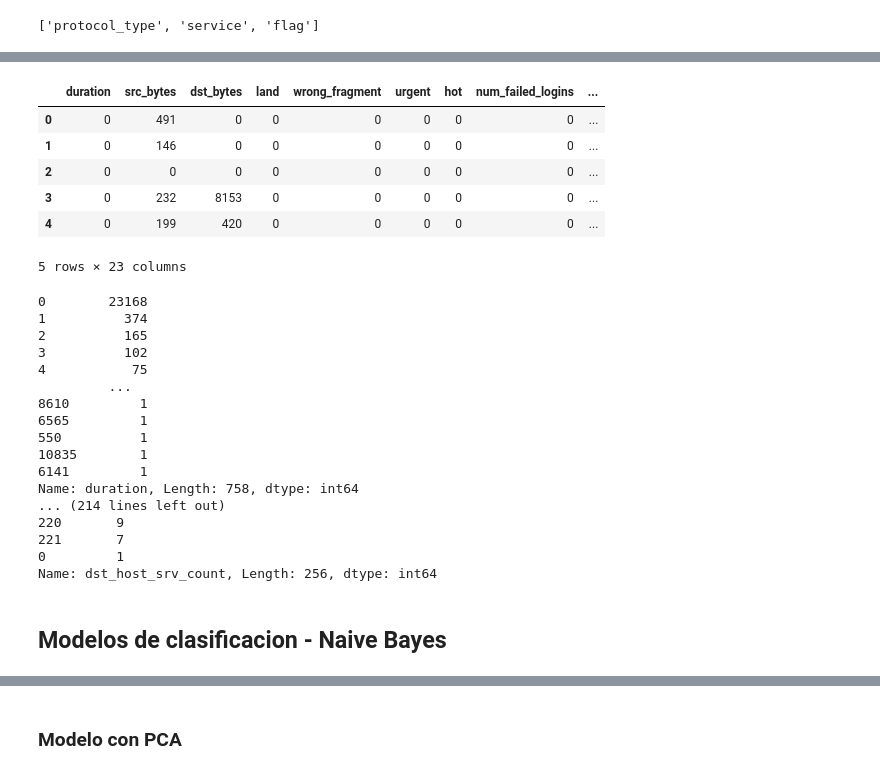
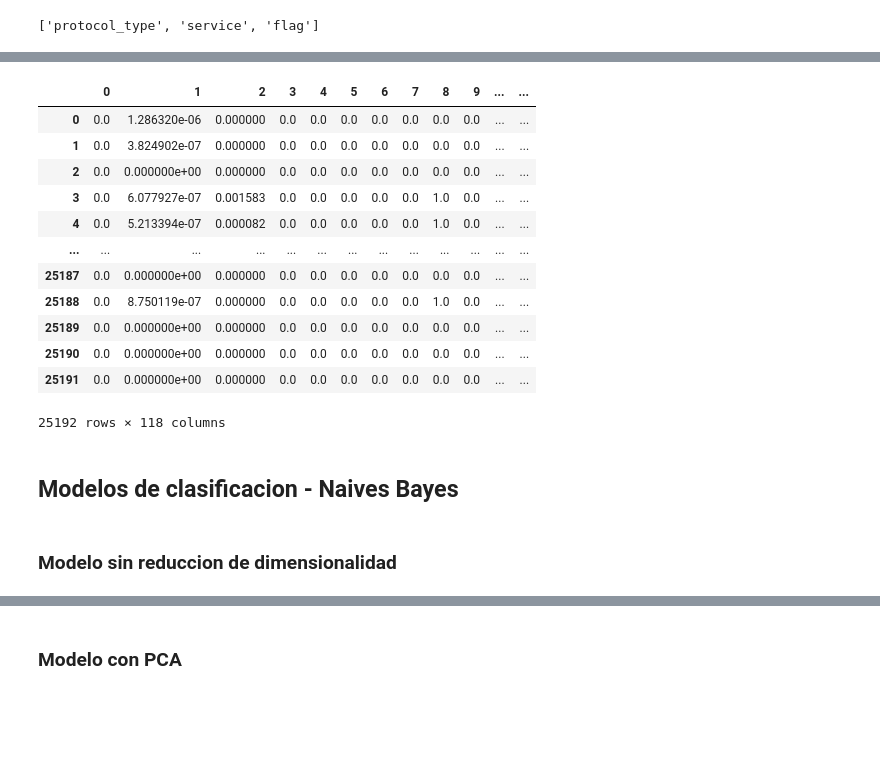
Before and after one commit to michelebenvenuto/SDS-LAB05, a Jupyter notebook: Laboratorio 5 - Parte 2.ipynb, the cells around one changed output, grey strips where cells are left out. Saved outputs shown, nothing was run; the diff lists cells and outputs as text; code cells hidden in the pictures; blank space fills up the shorter version.

Commit message:
Almost done, checking why Model PCA is failing

```diff
--- a/Laboratorio 5 - Parte 2.ipynb
+++ b/Laboratorio 5 - Parte 2.ipynb
@@ -141,5 +152,6 @@ Name: flag, dtype: int64
 # %%
 print(list(categoricalColumns.columns))
+trainDf = trainDf.drop(columns=categoricalColumns.columns)
 #categoricalColumns = categoricalColumns.drop(columns=['class'])
 #print(list(categoricalColumns.columns))
 # %% [output]
@@ -215,40 +205,27 @@ Name: 79, dtype: int64
-# %%
-df_int = trainDf.select_dtypes(include=[np.int64])
-df_int.head()
-# %% [output]
-|  | duration | src_bytes | dst_bytes | land | wrong_fragment | urgent | hot | num_failed_logins | ... |
-| 0 | 0 | 491 | 0 | 0 | 0 | 0 | 0 | 0 | ... |
-| 1 | 0 | 146 | 0 | 0 | 0 | 0 | 0 | 0 | ... |
-| 2 | 0 | 0 | 0 | 0 | 0 | 0 | 0 | 0 | ... |
-| 3 | 0 | 232 | 8153 | 0 | 0 | 0 | 0 | 0 | ... |
-| 4 | 0 | 199 | 420 | 0 | 0 | 0 | 0 | 0 | ... |
-5 rows × 23 columns
-# %%
-#Que harias aqui? estaba pensando usar un minMax scaler pero queria tu opinion
-#from sklearn.preprocessing import MinMaxScaler
-#scal = MinMaxScaler()
-for col in df_int:
-    print(df_int[col].value_counts())
-# %% [output]
-0        23168
-1          374
-2          165
-3          102
-4           75
-         ...
-8610         1
-6565         1
-550          1
-10835        1
-6141         1
-Name: duration, Length: 758, dtype: int64
-... (214 lines left out)
-220       9
-221       7
-0         1
-Name: dst_host_srv_count, Length: 256, dtype: int64
+# %%
+trainDf = trainDf.join(categorical_df)
+# %%
+from sklearn.preprocessing import MinMaxScaler
+scaler = MinMaxScaler()
+scaler.fit(trainDf)
+trainDf = pd.DataFrame(scaler.transform(trainDf))
+trainDf
+# %% [output]
+|  | 0 | 1 | 2 | 3 | 4 | 5 | 6 | 7 | 8 | 9 | ... | ... |
+| 0 | 0.0 | 1.286320e-06 | 0.000000 | 0.0 | 0.0 | 0.0 | 0.0 | 0.0 | 0.0 | 0.0 | ... | ... |
+| 1 | 0.0 | 3.824902e-07 | 0.000000 | 0.0 | 0.0 | 0.0 | 0.0 | 0.0 | 0.0 | 0.0 | ... | ... |
+| 2 | 0.0 | 0.000000e+00 | 0.000000 | 0.0 | 0.0 | 0.0 | 0.0 | 0.0 | 0.0 | 0.0 | ... | ... |
+| 3 | 0.0 | 6.077927e-07 | 0.001583 | 0.0 | 0.0 | 0.0 | 0.0 | 0.0 | 1.0 | 0.0 | ... | ... |
+| 4 | 0.0 | 5.213394e-07 | 0.000082 | 0.0 | 0.0 | 0.0 | 0.0 | 0.0 | 1.0 | 0.0 | ... | ... |
+| ... | ... | ... | ... | ... | ... | ... | ... | ... | ... | ... | ... | ... |
+| 25187 | 0.0 | 0.000000e+00 | 0.000000 | 0.0 | 0.0 | 0.0 | 0.0 | 0.0 | 0.0 | 0.0 | ... | ... |
+| 25188 | 0.0 | 8.750119e-07 | 0.000000 | 0.0 | 0.0 | 0.0 | 0.0 | 0.0 | 1.0 | 0.0 | ... | ... |
+| 25189 | 0.0 | 0.000000e+00 | 0.000000 | 0.0 | 0.0 | 0.0 | 0.0 | 0.0 | 0.0 | 0.0 | ... | ... |
+| 25190 | 0.0 | 0.000000e+00 | 0.000000 | 0.0 | 0.0 | 0.0 | 0.0 | 0.0 | 0.0 | 0.0 | ... | ... |
+| 25191 | 0.0 | 0.000000e+00 | 0.000000 | 0.0 | 0.0 | 0.0 | 0.0 | 0.0 | 0.0 | 0.0 | ... | ... |
+25192 rows × 118 columns
 # %% [markdown]
-## Modelos de clasificacion - Naive Bayes
+## Modelos de clasificacion - Naives Bayes
 # %%
 from sklearn.model_selection import cross_val_score
 from sklearn import metrics, model_selection, tree
@@ -257,2 +237,4 @@ from sklearn.naive_bayes import GaussianNB
 # %%
 bayes = GaussianNB()
+# %% [markdown]
+### Modelo sin reduccion de dimensionalidad
```
Also changed, not shown: parts of 24 cells of this notebook.
